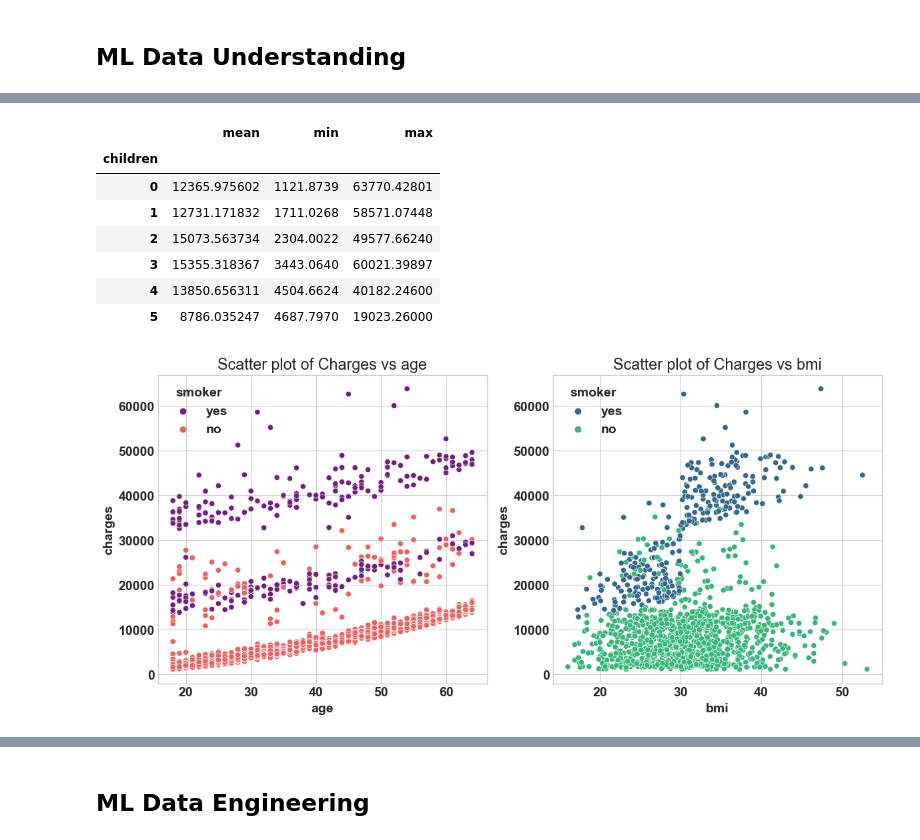
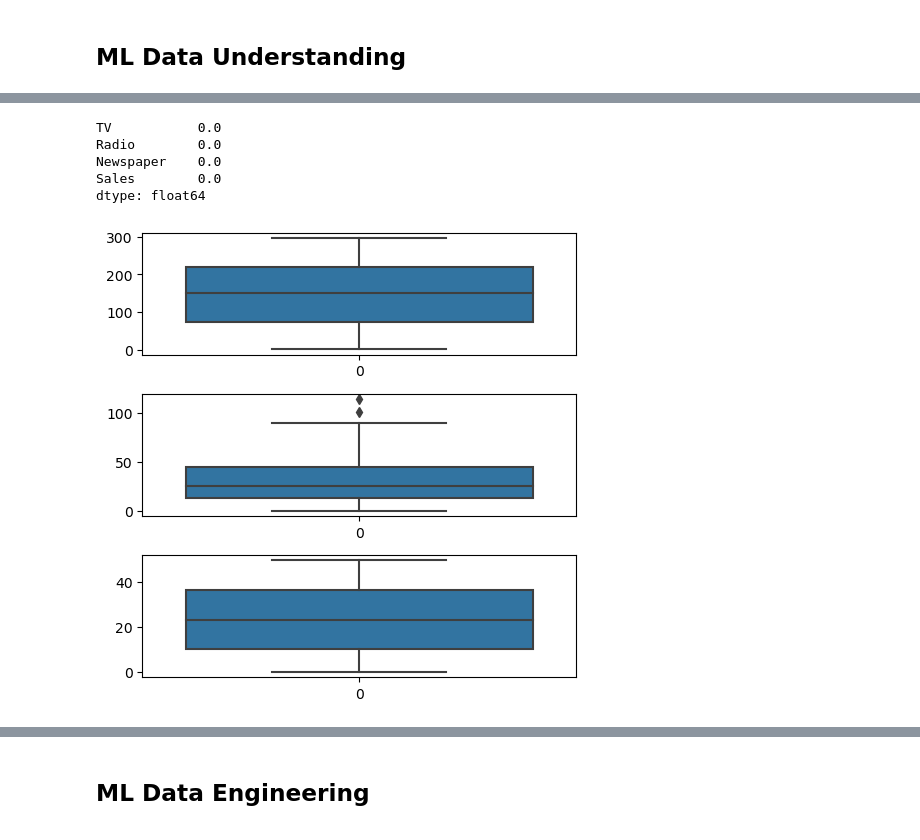
Before and after one commit to jjmartegarcia/machinelearning, a Jupyter notebook: excercises/LinearRegression/SalesPrediction.ipynb, the cells around one changed output, grey strips where cells are left out. Cells and saved outputs as stored; diff of their text form; code cells hidden in the pictures.

```diff
--- a/excercises/LinearRegression/SalesPrediction.ipynb
+++ b/excercises/LinearRegression/SalesPrediction.ipynb
@@ -139,25 +60,18 @@ plt.title('Box plot of charges vs children');
-# %%
-# Show the statistics for charges considering the number of children.
-df.groupby('children').agg(['mean','min','max'])['charges']
-# %% [output]
-|  | mean | min | max |
-| children |  |  |  |
-| 0 | 12365.975602 | 1121.8739 | 63770.42801 |
-| 1 | 12731.171832 | 1711.0268 | 58571.07448 |
-| 2 | 15073.563734 | 2304.0022 | 49577.66240 |
-| 3 | 15355.318367 | 3443.0640 | 60021.39897 |
-| 4 | 13850.656311 | 4504.6624 | 40182.24600 |
-| 5 | 8786.035247 | 4687.7970 | 19023.26000 |
-# %%
-# Visualize the individual data points for age and bmi versus the charges distuinguisting smoker.
-f = plt.figure(figsize=(14,6))
-ax = f.add_subplot(121)
-sns.scatterplot(x='age',y='charges',data=df,palette='magma',hue='smoker',ax=ax)
-ax.set_title('Scatter plot of Charges vs age')
-
-ax = f.add_subplot(122)
-sns.scatterplot(x='bmi',y='charges',data=df,palette='viridis',hue='smoker')
-ax.set_title('Scatter plot of Charges vs bmi')
-plt.savefig('sc.png');
-# %% [output]
-[figure, removed]
+# %%
+# Checking null values.
+advertising.isnull().sum()*100/advertising.shape[0]
+# %% [output]
+TV           0.0
+Radio        0.0
+Newspaper    0.0
+Sales        0.0
+dtype: float64
+# %%
+# Outlier Analysis
+fig, axs = plt.subplots(3, figsize = (5,5))
+plt1 = sns.boxplot(advertising['TV'], ax = axs[0])
+plt2 = sns.boxplot(advertising['Newspaper'], ax = axs[1])
+plt3 = sns.boxplot(advertising['Radio'], ax = axs[2])
+plt.tight_layout()
+# %% [output]
+[figure, added]
```
Also changed, not shown: parts of 48 cells of this notebook.
